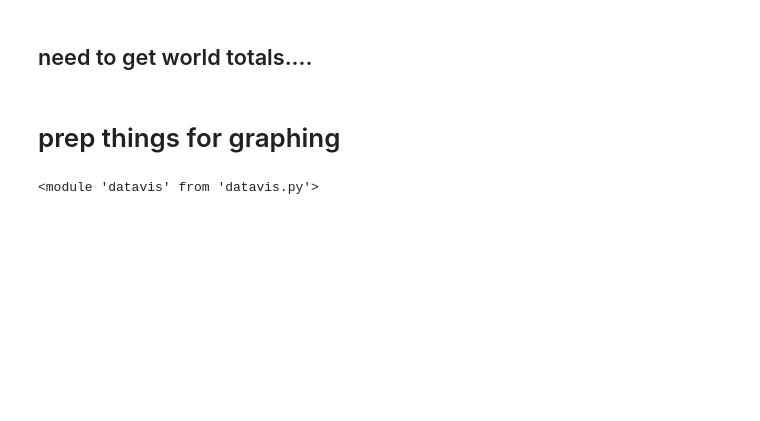
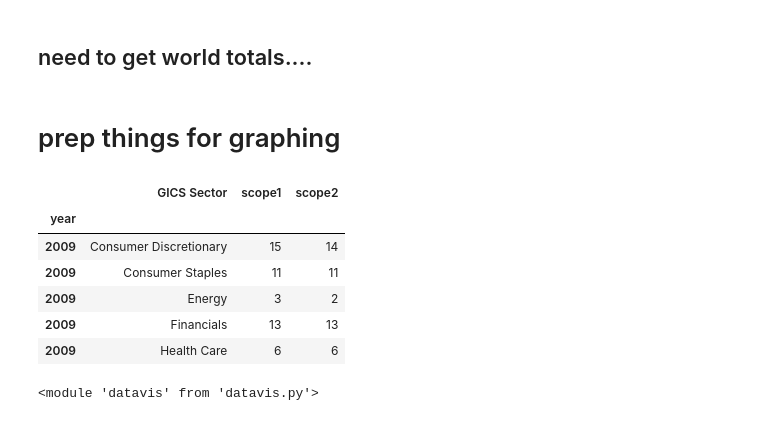
Before and after one commit to mirthbottle/ghg, a Jupyter notebook: abs emissions.ipynb, the cells around one changed output. Drawn from its saved outputs; the diff is of its cells as text; code cells hidden in the pictures; blank space fills up the shorter version.

```diff
--- a/abs emissions.ipynb
+++ b/abs emissions.ipynb
@@ -133,8 +164,12 @@ p = pd.read_pickle("../CDPdata/2010to2014scopes12.pkl")
 # %% [markdown]
 # prep things for graphing
 # %%
-scope1["all"]["GICS Sector"].replace("Banks", "Financials", inplace=True)
+scopes12_complete["GICS Sector"].replace("Banks", "Financials", inplace=True)
+scope12 = scopes12_complete5.reset_index()
+# %%
+scope12["scope1"] = scope12["scope1"]/1000000
+scope12["scope2"] = scope12["scope2"]/1000000
 # %%
-scope1_cs = scope1["all"].groupby(["year","Country","GICS Sector"])
-scope1_c = scope1["all"].groupby(["year", "Country"])
-scope1_s = scope1["all"].groupby(["year", "GICS Sector"])
+scope12_cs = scope12.groupby(["year","Country","GICS Sector"])
+scope12_c = scope12.groupby(["year", "Country"])
+scope12_s = scope12.groupby(["year", "GICS Sector"])
@@ -149 +186,11 @@ scope1_cdis.set_index("year",inplace=True)
+# %%
+scope12_sdis.head()
+# %% [output]
+|  | GICS Sector | scope1 | scope2 |
+| year |  |  |  |
+| 2009 | Consumer Discretionary | 15 | 14 |
+| 2009 | Consumer Staples | 11 | 11 |
+| 2009 | Energy | 3 | 2 |
+| 2009 | Financials | 13 | 13 |
+| 2009 | Health Care | 6 | 6 |
 # %%
```
Also changed, not shown: parts of 36 cells of this notebook, 4 other files.
